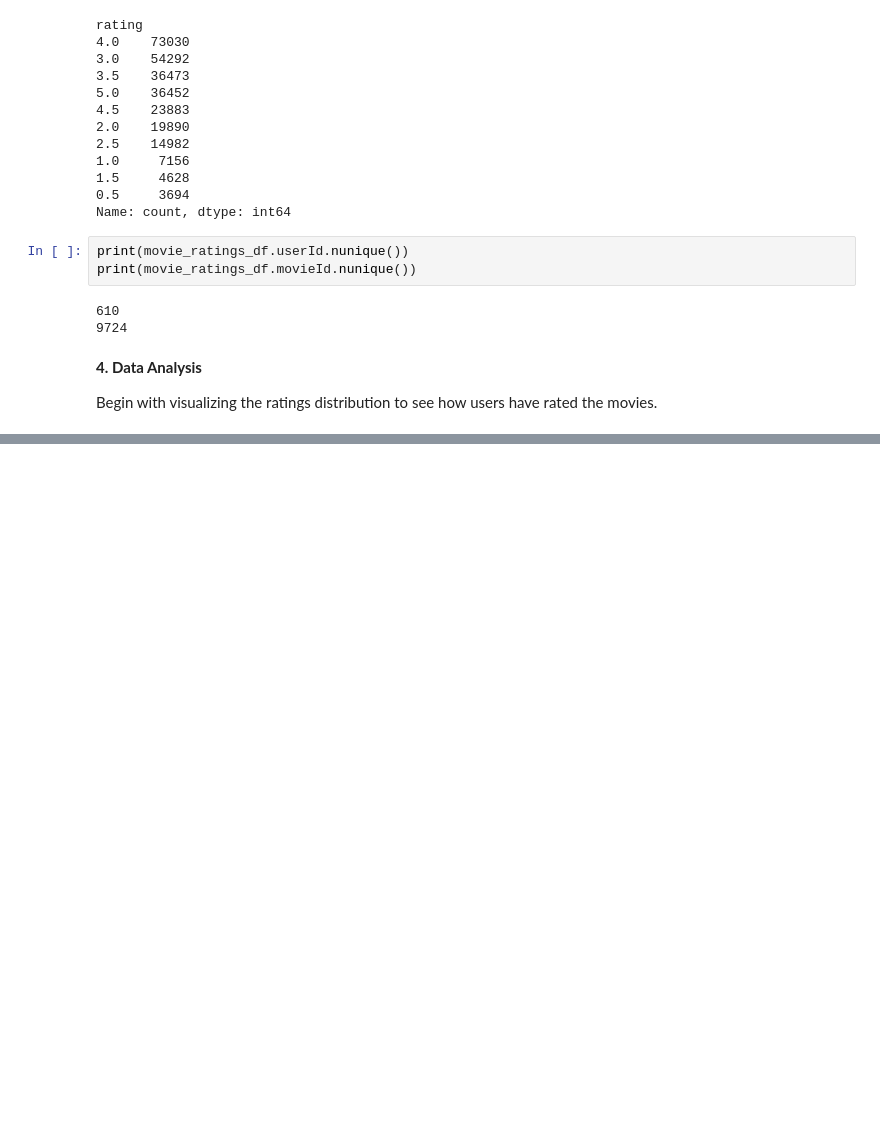
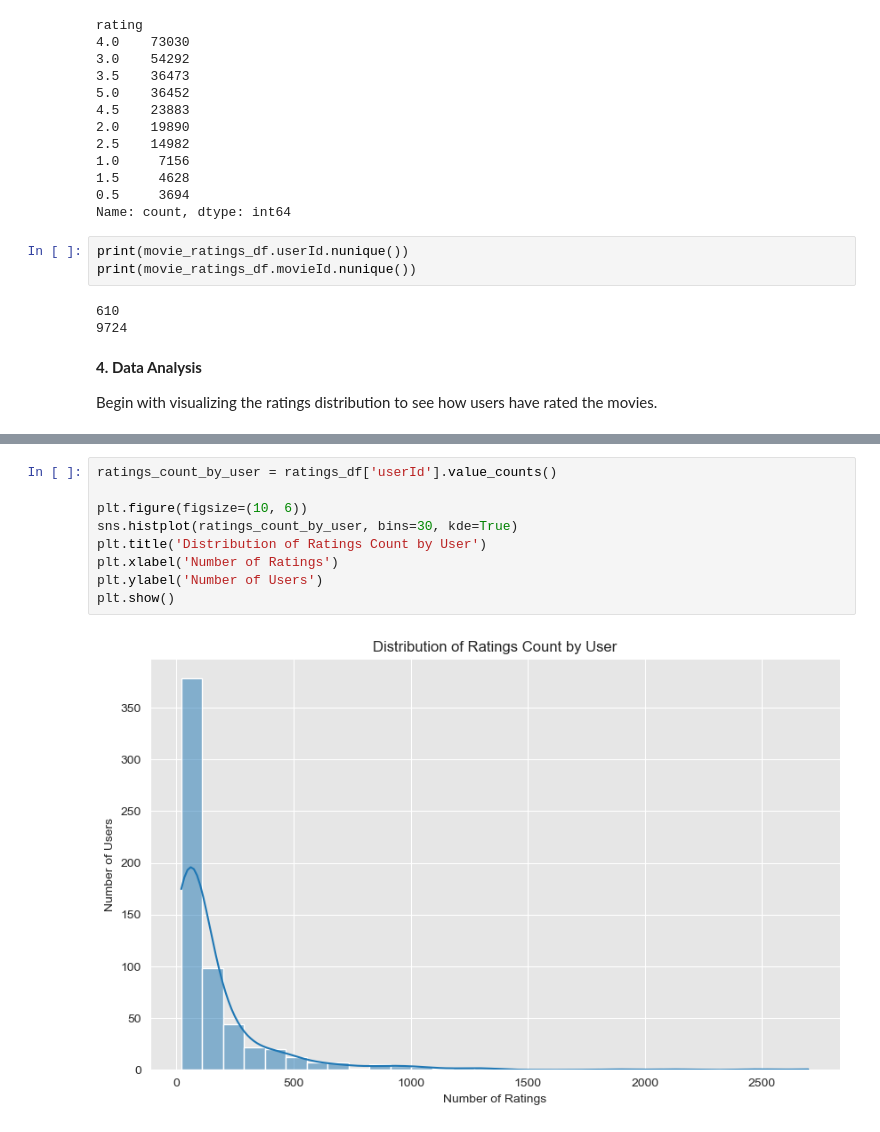
Before and after one commit to DavidGathimbaM/Movie_Recommendation_System, a Jupyter notebook: Index.ipynb, the cells around one changed output, grey strips where cells are left out. Cells and saved outputs as stored; diff of their text form; blank space fills up the shorter version.

```diff
--- a/Index.ipynb
+++ b/Index.ipynb
@@ -254,0 +269,11 @@ plt.show()
+# %%
+ratings_count_by_user = ratings_df['userId'].value_counts()
+
+plt.figure(figsize=(10, 6))
+sns.histplot(ratings_count_by_user, bins=30, kde=True)
+plt.title('Distribution of Ratings Count by User')
+plt.xlabel('Number of Ratings')
+plt.ylabel('Number of Users')
+plt.show()
+# %% [output]
+[figure, added]
```
Also changed, not shown: parts of 6 cells of this notebook.
